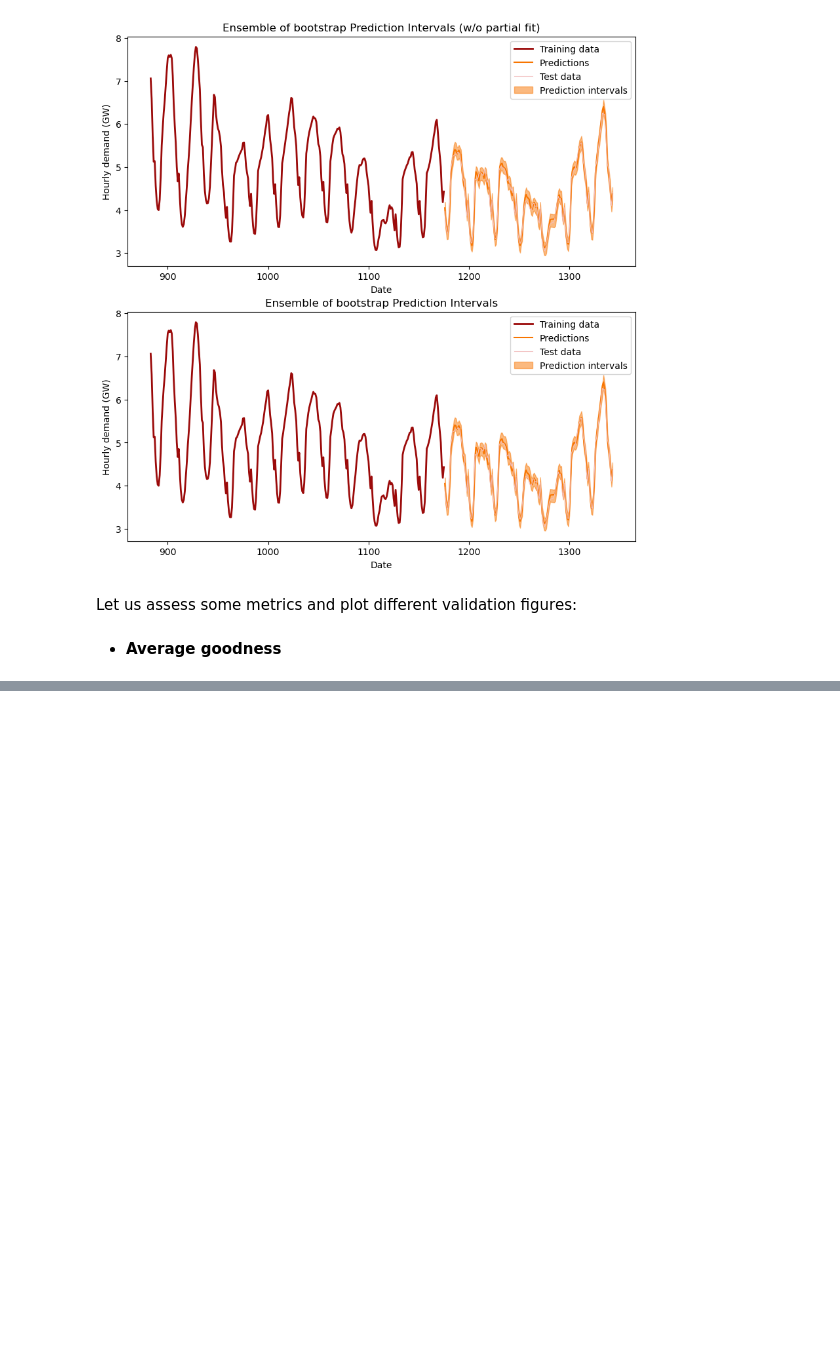
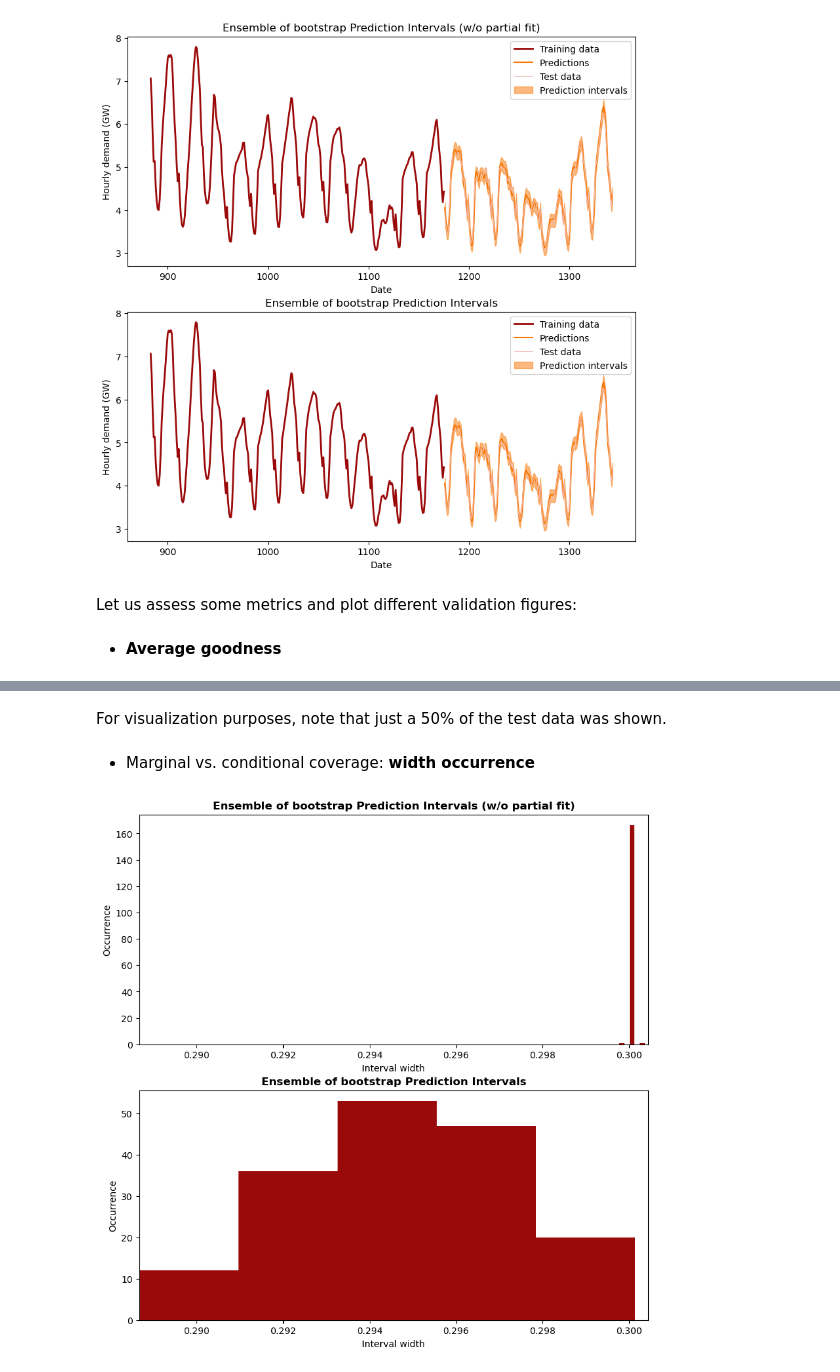
Before and after one commit to gcastro-98/conformal-prediction, a Jupyter notebook: timeseries.ipynb, the cells around one changed output, grey strips where cells are left out. Saved outputs shown, nothing was run; the diff lists cells and outputs as text; code cells hidden in the pictures; blank space fills up the shorter version.

```diff
--- a/timeseries.ipynb
+++ b/timeseries.ipynb
@@ -282,0 +188,26 @@ plt.close()
+# %% [markdown]
+For visualization purposes, note that just a 50% of the test data was shown.
+# %% [markdown]
+- Marginal vs. conditional coverage: **width occurrence**
+# %%
+n_figs = len(base_model)
+fig, axs = plt.subplots(nrows=n_figs, figsize=(10, 5 * n_figs));
+
+_x_max = (1+1e-3) * np.max([np.abs(int_pred[_strat][:, 0, 0] - int_pred[_strat][:, 1, 0]) for _strat in int_pred.keys()])
+_x_min = np.min([np.abs(int_pred[_strat][:, 0, 0] - int_pred[_strat][:, 1, 0]) for _strat in int_pred.keys()])
+
+for _i, _strat in enumerate(base_model.keys()):
+    # Visualize
+    axs[_i] = visualize.width_size_occurrence(
+        int_pred[_strat],
+        # train_intervals=int_pred_train[_strat],
+        num_bins=5,
+        ax=axs[_i],
+        x_lim=[_x_min, _x_max],
+        title=strategy_name[_strat],
+    )
+plt.savefig('output/width-occurrence-timeseries-problem.png', dpi=200)
+plt.show()
+plt.close()
+# %% [output]
+[figure, added]
```
Also changed, not shown: parts of 16 cells of this notebook, 3 other files.
